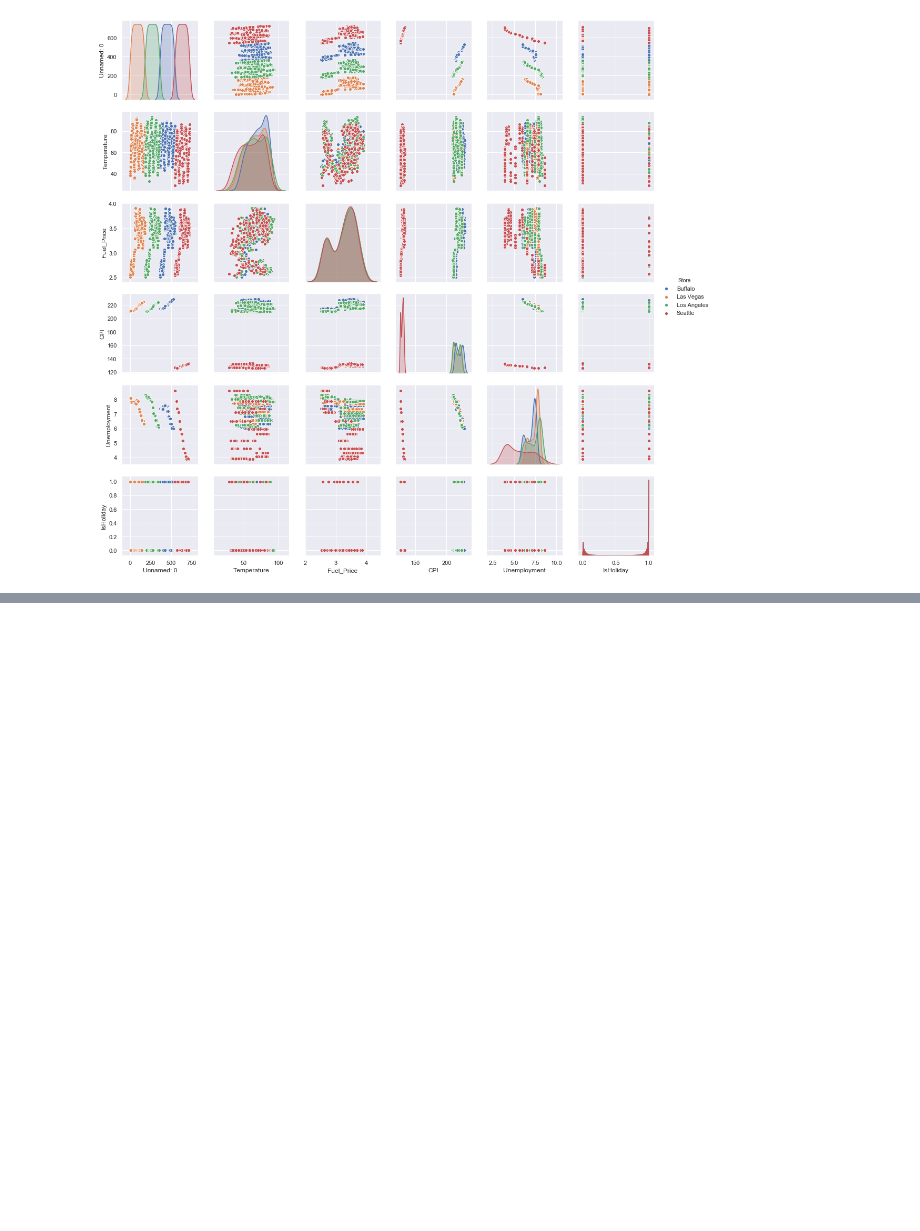
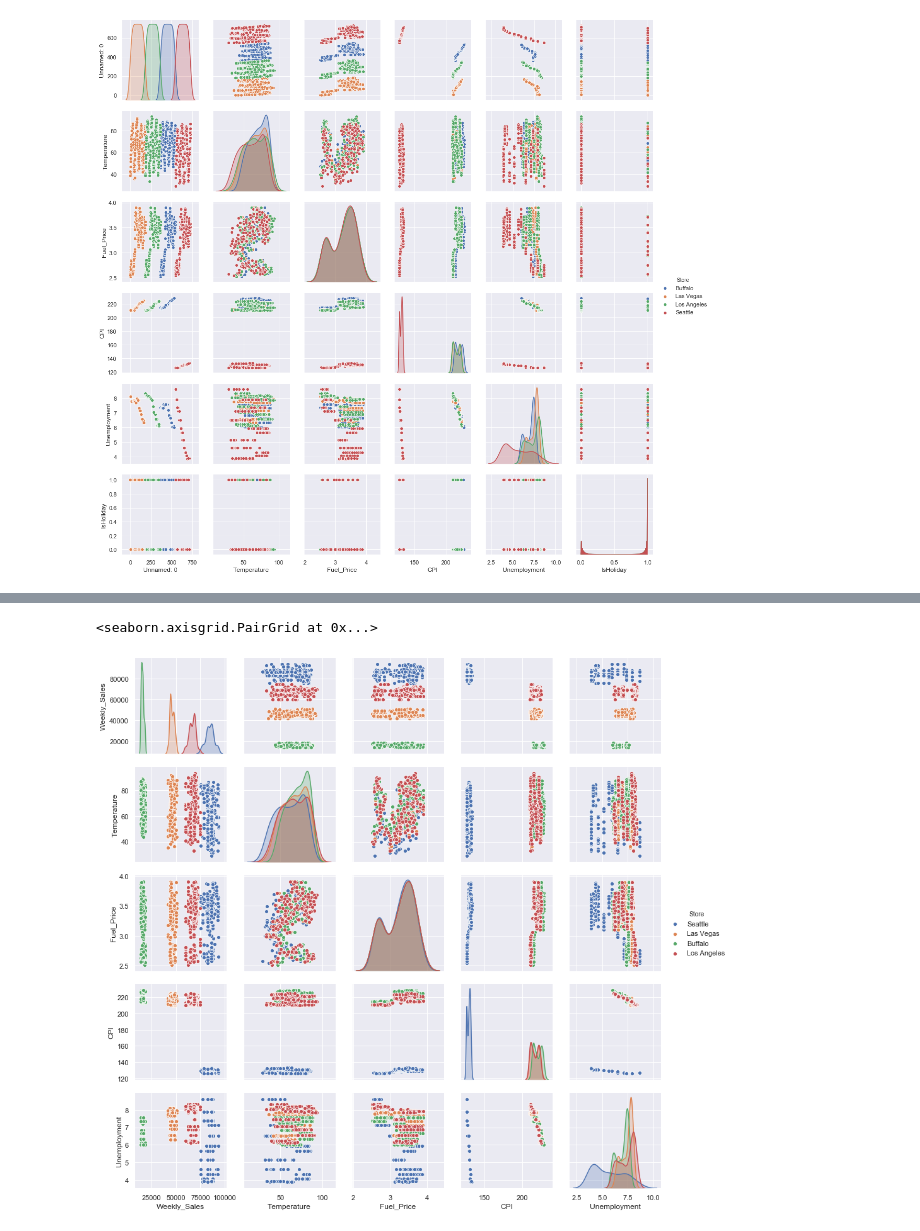
Before and after one commit to pathstream-curriculum/Python, a Jupyter notebook: S8M2L3-seaborn.ipynb, the cells around one changed output, grey strips where cells are left out. Cells and saved outputs as stored; diff of their text form; code cells hidden in the pictures; blank space fills up the shorter version.

```diff
--- a/S8M2L3-seaborn.ipynb
+++ b/S8M2L3-seaborn.ipynb
@@ -203,0 +209,5 @@ memory usage: 66.2+ KB
+# %%
+sns.pairplot(housewares_with_features_df, hue="Store")
+# %% [output]
+<seaborn.axisgrid.PairGrid at 0x...>
+[figure, added]
```
Also changed, not shown: parts of 6 cells of this notebook.
